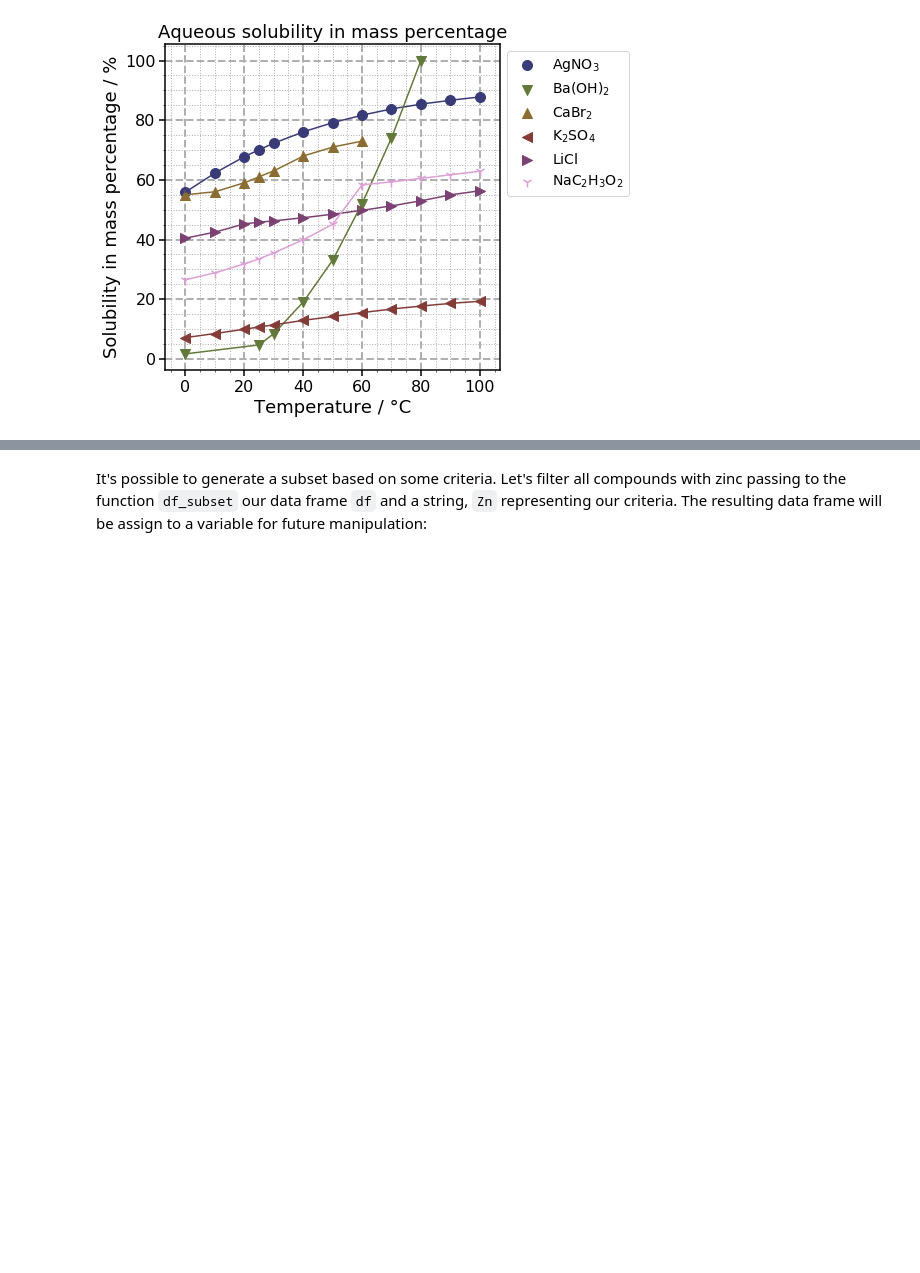
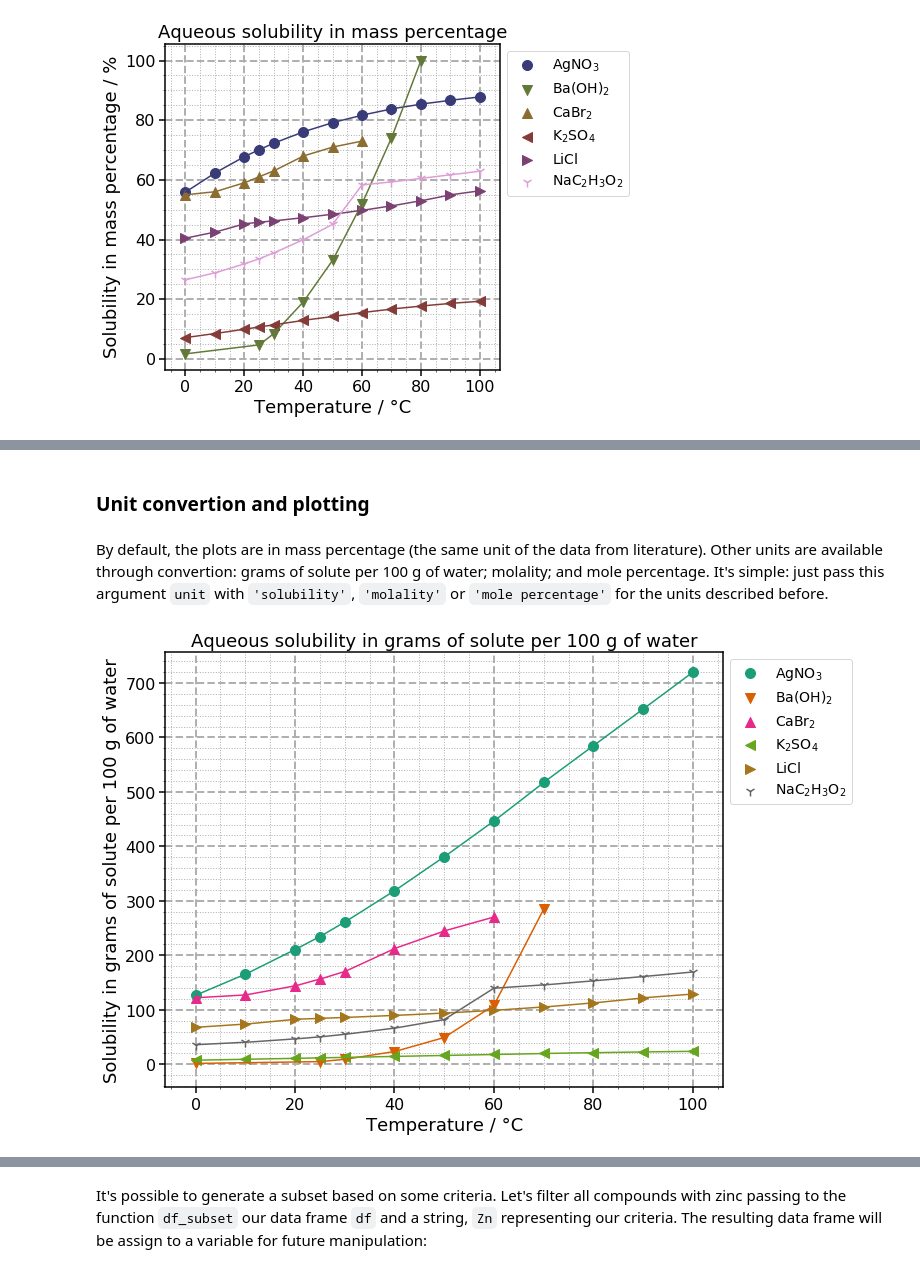
Before and after one commit to chicolucio/solutions, a Jupyter notebook: tutorials/aqueous_solubility_inorganic_temperatures.ipynb, the cells around one changed output, grey strips where cells are left out. Saved outputs shown, nothing was run; the diff lists cells and outputs as text; code cells hidden in the pictures; blank space fills up the shorter version.

```diff
--- a/tutorials/aqueous_solubility_inorganic_temperatures.ipynb
+++ b/tutorials/aqueous_solubility_inorganic_temperatures.ipynb
@@ -101,0 +108,8 @@ solubility_inorganic.plot(compounds_sample, colors=plt.cm.tab20b, interpolation=
+# %% [markdown]
+### Unit convertion and plotting
+# %% [markdown]
+By default, the plots are in mass percentage (the same unit of the data from literature). Other units are available through convertion: grams of solute per 100 g of water; molality; and mole percentage. It's simple: just pass this argument `unit` with `'solubility'`, `'molality'` or `'mole percentage'` for the units described before.
+# %%
+solubility_inorganic.plot(compounds_sample, interpolation=True, unit='solubility')
+# %% [output]
+[figure, added]
```
Also changed, not shown: parts of 23 cells of this notebook.
